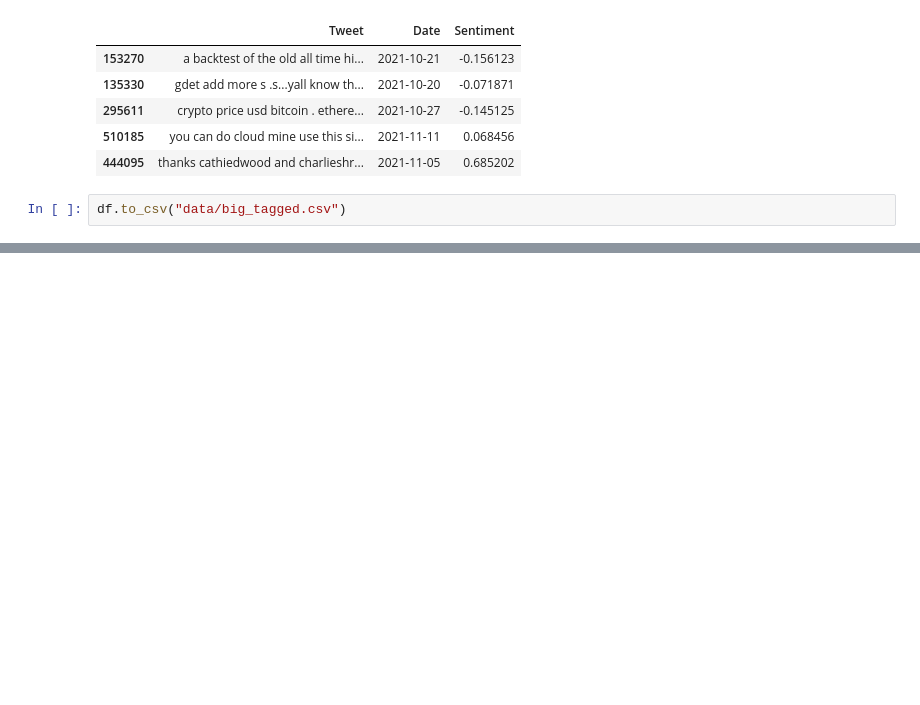
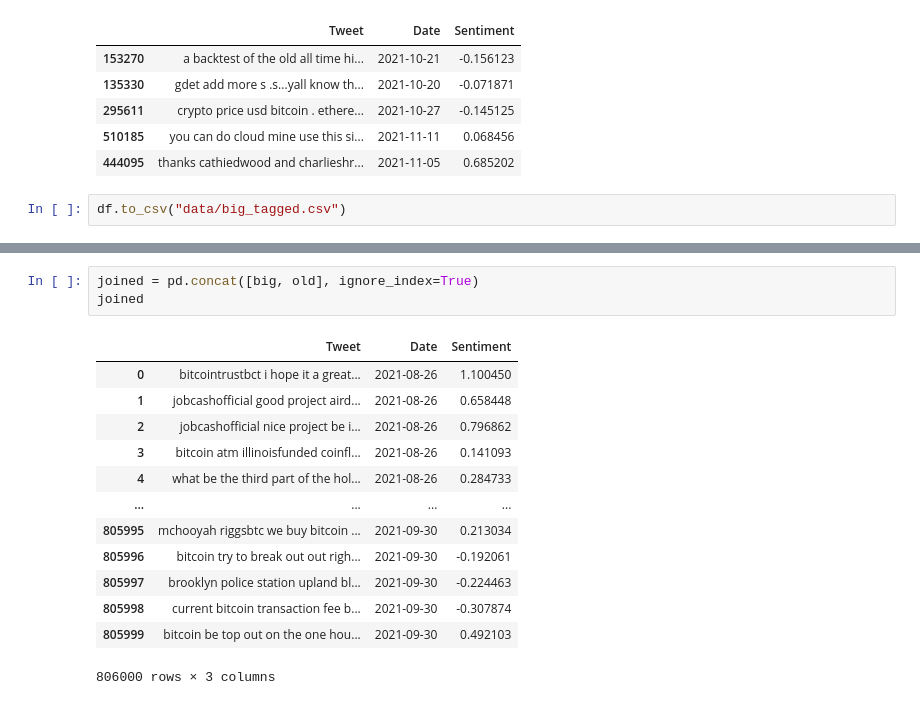
Before and after one commit to joshbrook/BTC-Sentiment-Analysis, a Jupyter notebook: preprocessing.ipynb, the cells around one changed output, grey strips where cells are left out. Saved outputs shown, nothing was run; the diff lists cells and outputs as text; blank space fills up the shorter version.

```diff
--- a/preprocessing.ipynb
+++ b/preprocessing.ipynb
@@ -531,0 +554,17 @@ df.to_csv("data/old_tagged")
+# %%
+joined = pd.concat([big, old], ignore_index=True)
+joined
+# %% [output]
+|  | Tweet | Date | Sentiment |
+| 0 | bitcointrustbct i hope it a great... | 2021-08-26 | 1.100450 |
+| 1 | jobcashofficial good project aird... | 2021-08-26 | 0.658448 |
+| 2 | jobcashofficial nice project be i... | 2021-08-26 | 0.796862 |
+| 3 | bitcoin atm illinoisfunded coinfl... | 2021-08-26 | 0.141093 |
+| 4 | what be the third part of the hol... | 2021-08-26 | 0.284733 |
+| ... | ... | ... | ... |
+| 805995 | mchooyah riggsbtc we buy bitcoin ... | 2021-09-30 | 0.213034 |
+| 805996 | bitcoin try to break out out righ... | 2021-09-30 | -0.192061 |
+| 805997 | brooklyn police station upland bl... | 2021-09-30 | -0.224463 |
+| 805998 | current bitcoin transaction fee b... | 2021-09-30 | -0.307874 |
+| 805999 | bitcoin be top out on the one hou... | 2021-09-30 | 0.492103 |
+806000 rows × 3 columns
```
Also changed, not shown: parts of 11 cells of this notebook, 10 other files.
